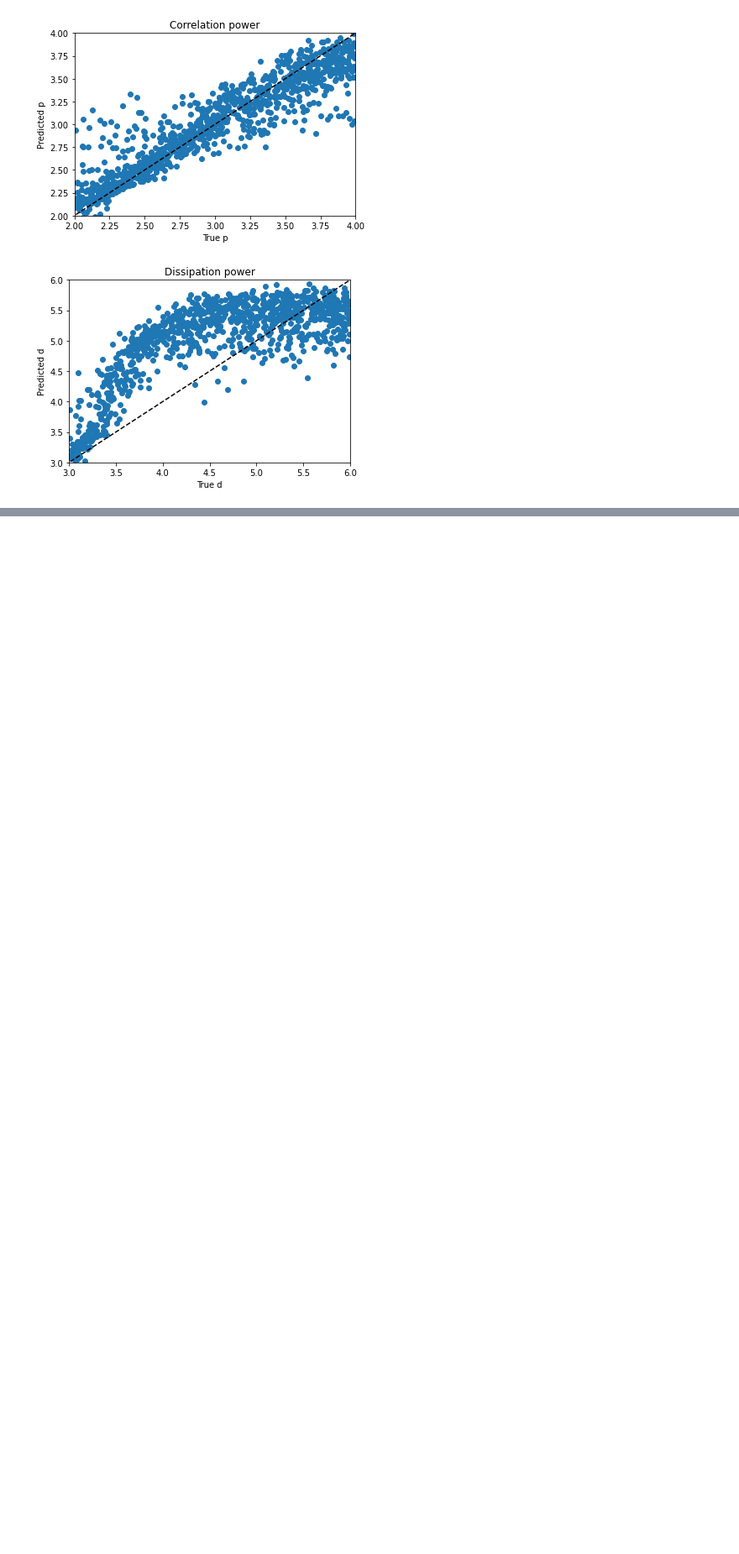
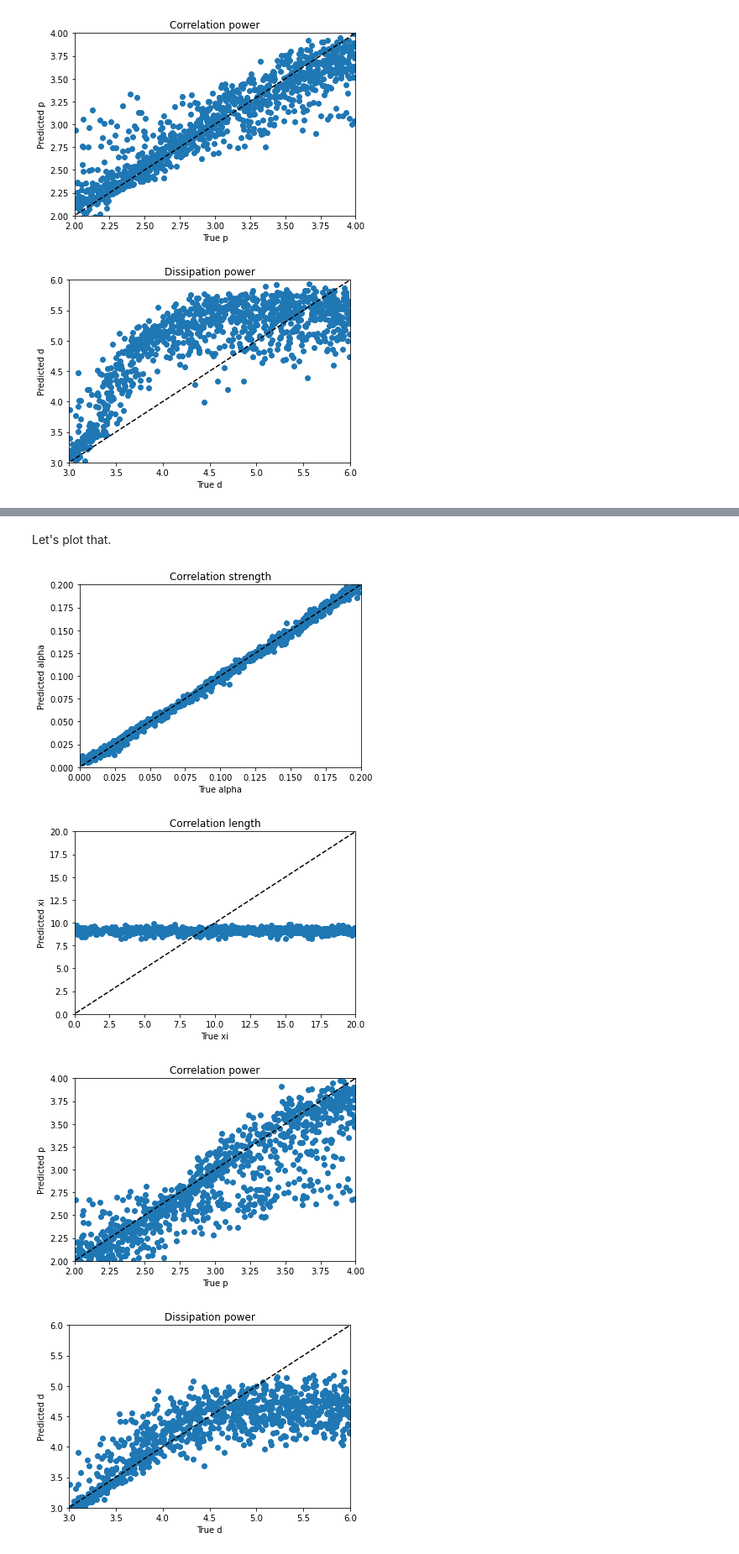
Before and after one commit to PAGiesting/ML4Sci-NMR, a Jupyter notebook: KerasNMRImproved-PaulGiesting.ipynb, the cells around one changed output, grey strips where cells are left out. Shown at 84% size. Saved outputs shown, nothing was run; the diff lists cells and outputs as text; code cells hidden in the pictures; blank space fills up the shorter version.

```diff
--- a/KerasNMRImproved-PaulGiesting.ipynb
+++ b/KerasNMRImproved-PaulGiesting.ipynb
@@ -456,0 +804,3 @@ plt.title("Dissipation power");
+# %%
+trscaler=MinMaxScaler()
+trscaler.fit(mat_train_tr)
@@ -456,0 +834,10 @@ plt.title("Dissipation power");
+# %%
+#opt = keras.optimizers.SGD(learning_rate=0.01,momentum=0.95)
+model6.compile(loss='mean_squared_error',optimizer=opt,metrics=['mean_squared_error'])
+# %%
+n_epochs = 40
+n_batch = 10
+# transform the target to avoid
+print('Starting Training')
+model6.fit(M_train,trscaler.transform(mat_train_tr),epochs=n_epochs,batch_size=n_batch)
+print('Finished Training')
@@ -456,0 +862,7 @@ plt.title("Dissipation power");
+# %%
+mat6_train_predict = trscaler.inverse_transform(model6.predict(M_train,batch_size=n_batch))
+mat6_train_predict[:,3]=np.exp(mat6_train_predict[:,3])
+mat6_predict = trscaler.inverse_transform(model6.predict(M_test,batch_size=n_batch))
+mat6_predict[:,3]=np.exp(mat6_predict[:,3])
+print('Training score for model ',weight_mse(mat_train,mat6_train_predict))
+print('Test score for model ',weight_mse(mat_test,mat6_predict))
@@ -456,0 +872,38 @@ plt.title("Dissipation power");
+# %% [markdown]
+Let's plot that.
+# %%
+plt.scatter(mat_test[:,0],mat6_predict[:,0]);
+plt.plot([-100, 100],[-100, 100],"--k")
+plt.xlabel("True alpha");
+plt.ylabel("Predicted alpha");
+plt.axis([0, .2, 0, .2])
+plt.title("Correlation strength")
+
+plt.figure()
+plt.scatter(mat_test[:,1],mat6_predict[:,1]);
+plt.plot([-100, 100],[-100, 100],"--k")
+plt.xlabel("True xi");
+plt.ylabel("Predicted xi");
+plt.axis([0, 20, 0, 20])
+plt.title("Correlation length")
+
+plt.figure()
+plt.scatter(mat_test[:,2],mat6_predict[:,2]);
+plt.plot([-100, 100],[-100, 100],"--k")
+plt.xlabel("True p");
+plt.ylabel("Predicted p");
+plt.axis([2, 4, 2, 4])
+plt.title("Correlation power")
+
+plt.figure()
+plt.scatter(mat_test[:,3],mat6_predict[:,3]);
+plt.plot([-100, 100],[-100, 100],"--k")
+plt.xlabel("True d");
+plt.ylabel("Predicted d");
+plt.axis([3, 6, 3, 6]);
+plt.title("Dissipation power");
+# %% [output]
+[figure, added]
+[figure, added]
+[figure, added]
+[figure, added]
```
Also changed, not shown: parts of 119 cells of this notebook, 1 other file.
